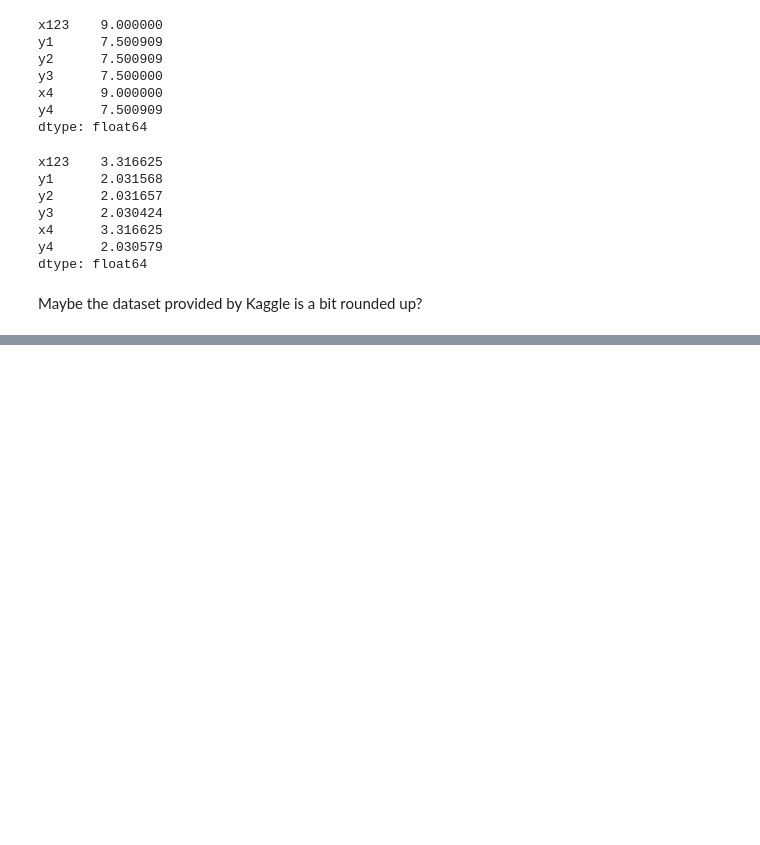
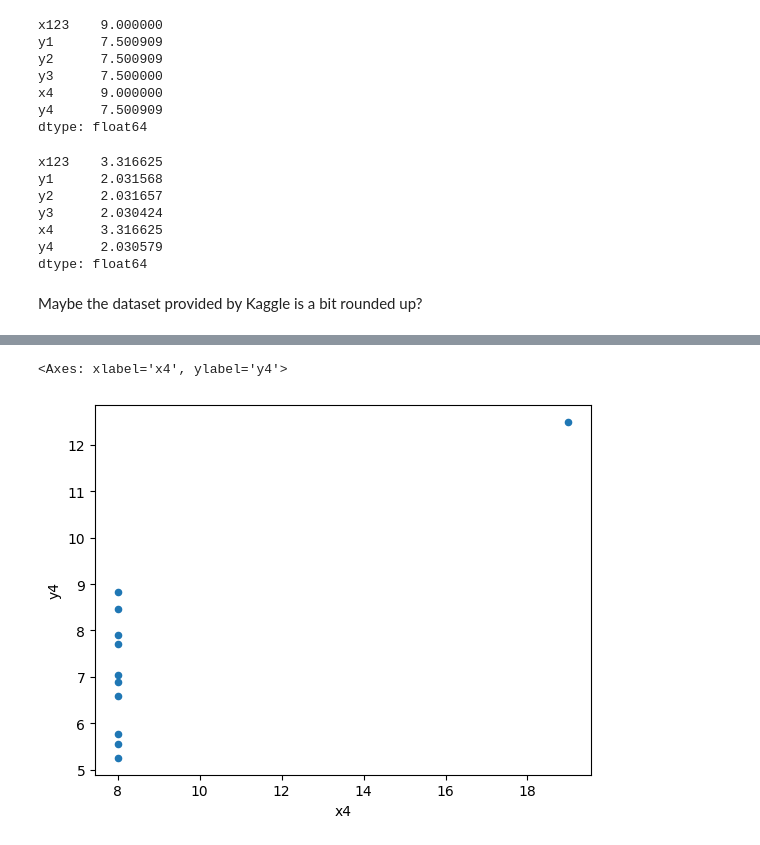
Before and after one commit to stelios-c/stat_inf_public, a Jupyter notebook: anscombe/anscombe.ipynb, the cells around one changed output, grey strips where cells are left out. Cells and saved outputs as stored; diff of their text form; code cells hidden in the pictures; blank space fills up the shorter version.

```diff
--- a/anscombe/anscombe.ipynb
+++ b/anscombe/anscombe.ipynb
@@ -57,3 +72,8 @@ pd.plotting.bootstrap_plot(Anscombe_quartet_data.y3,size=7,samples=50)
+# %%
+Anscombe_quartet_data.plot(kind='scatter',y='y4',x='x4')
+# %% [output]
+<Axes: xlabel='x4', ylabel='y4'>
+[figure, added]
 # %%
 pd.plotting.bootstrap_plot(Anscombe_quartet_data.y4,size=7,samples=50)
 # %% [output]
```
Also changed, not shown: parts of 8 cells of this notebook.
